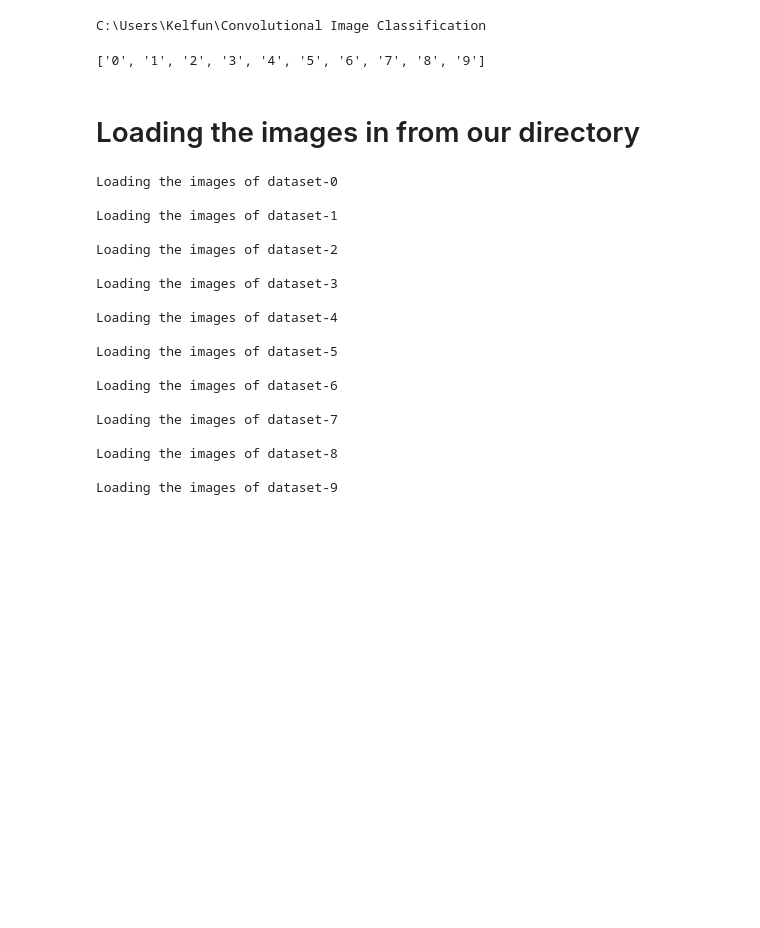
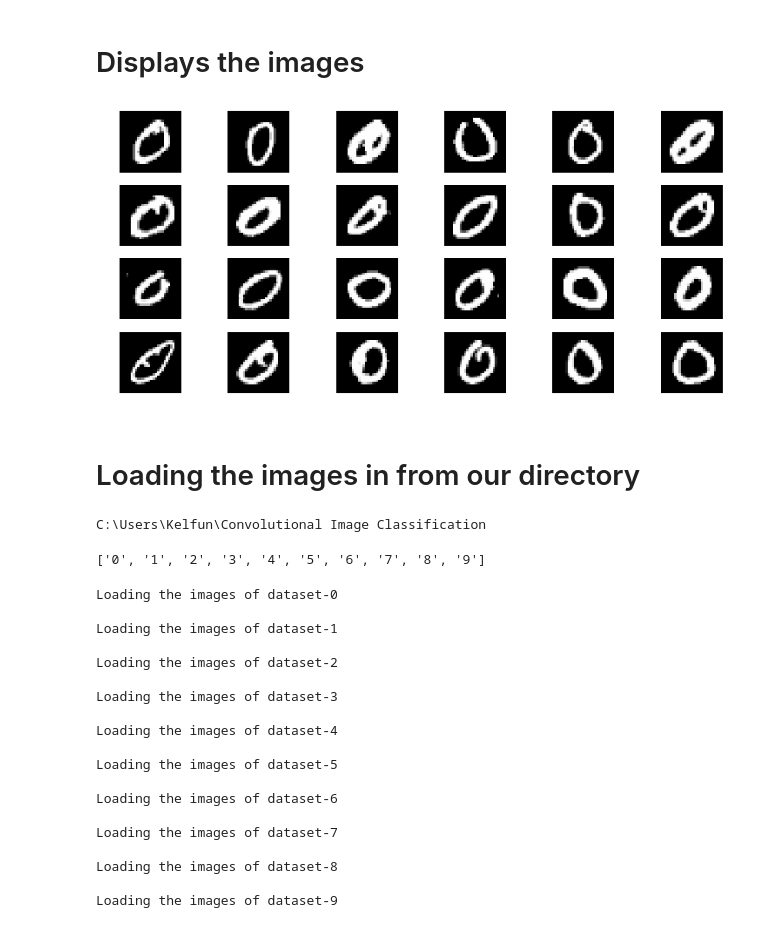
Before and after one commit to Kelvinli5354/MNIST, a Jupyter notebook: MNIST.ipynb, the cells around one changed output. Drawn from its saved outputs; the diff is of its cells as text; code cells hidden in the pictures; blank space fills up the shorter version.

Commit message:
updated display

```diff
--- a/MNIST.ipynb
+++ b/MNIST.ipynb
@@ -19,19 +21,40 @@ from keras.optimizers import SGD, RMSprop, Adam
+# %% [markdown]
+# Displays the images
+# %%
+import matplotlib.pyplot as plt
+from matplotlib.image import imread
+import os
+
+
+directory = data_path+ '/' + data_dir_list[number]   # Our directory
+plt.figure(figsize=(13,7.5))                         # figure size
+columns = 6                                          # number of columns
+number = 0                                           # which number to display 0-9
+n = 24                                               # how many images to display
+
+for i, image in enumerate(os.listdir(directory)[0:n]):                           # loop the image list
+    image = imread(directory + '/' + image)                                      # read the image
+    plt.subplot(len(os.listdir(directory)[0:n]) / columns + 1, columns, i + 1)   # creates subplots to display horizontally
+    plt.imshow(image,cmap='Greys_r')                                             # shows the image in greyscale
+    axis('off')                                                                  # turns off the axis
+# %% [output]
+[figure, added]
+# %% [markdown]
+# Loading the images in from our directory
+# %%
+PATH = os.getcwd() # get current working directory
+print(PATH)
+data_path = PATH + '/training'  # gets the folder containing all the number folders
+data_dir_list = os.listdir(data_path)
+
+data_dir_list
+# %% [output]
+C:\Users\Kelfun\Convolutional Image Classification
+['0', '1', '2', '3', '4', '5', '6', '7', '8', '9']
 # %%
 img_rows = 28
 img_cols = 28
 num_channel = 1
-# %%
-PATH = os.getcwd() # get current working directory
-print(PATH)
-data_path = PATH + '/training'  #gets the folder containing all the number folders
-data_dir_list = os.listdir(data_path)
-
-data_dir_list
-# %% [output]
-C:\Users\Kelfun\Convolutional Image Classification
-['0', '1', '2', '3', '4', '5', '6', '7', '8', '9']
-# %% [markdown]
-# Loading the images in from our directory
 # %%
 num_classes = 10
 
```
Also changed, not shown: parts of 3 cells of this notebook.
